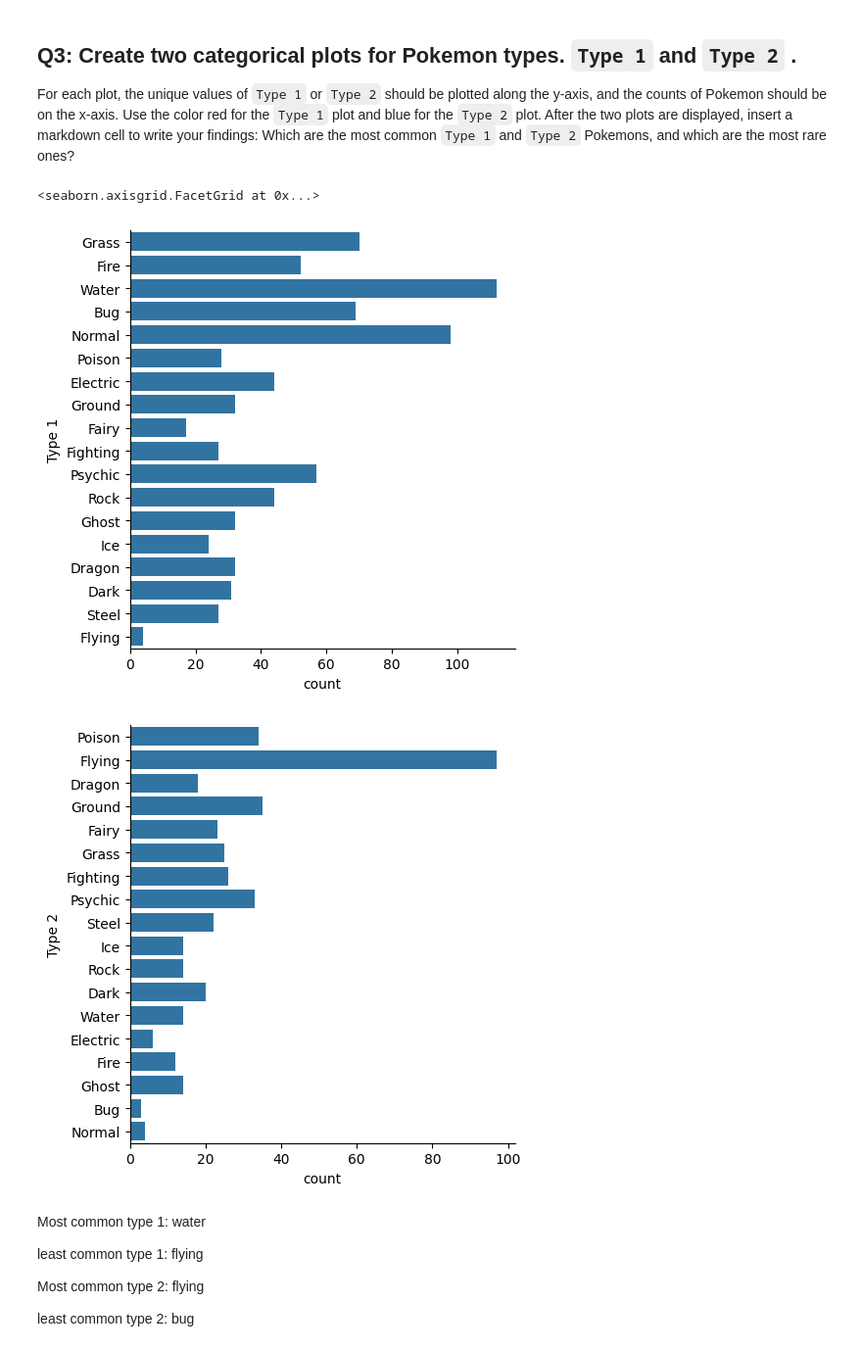
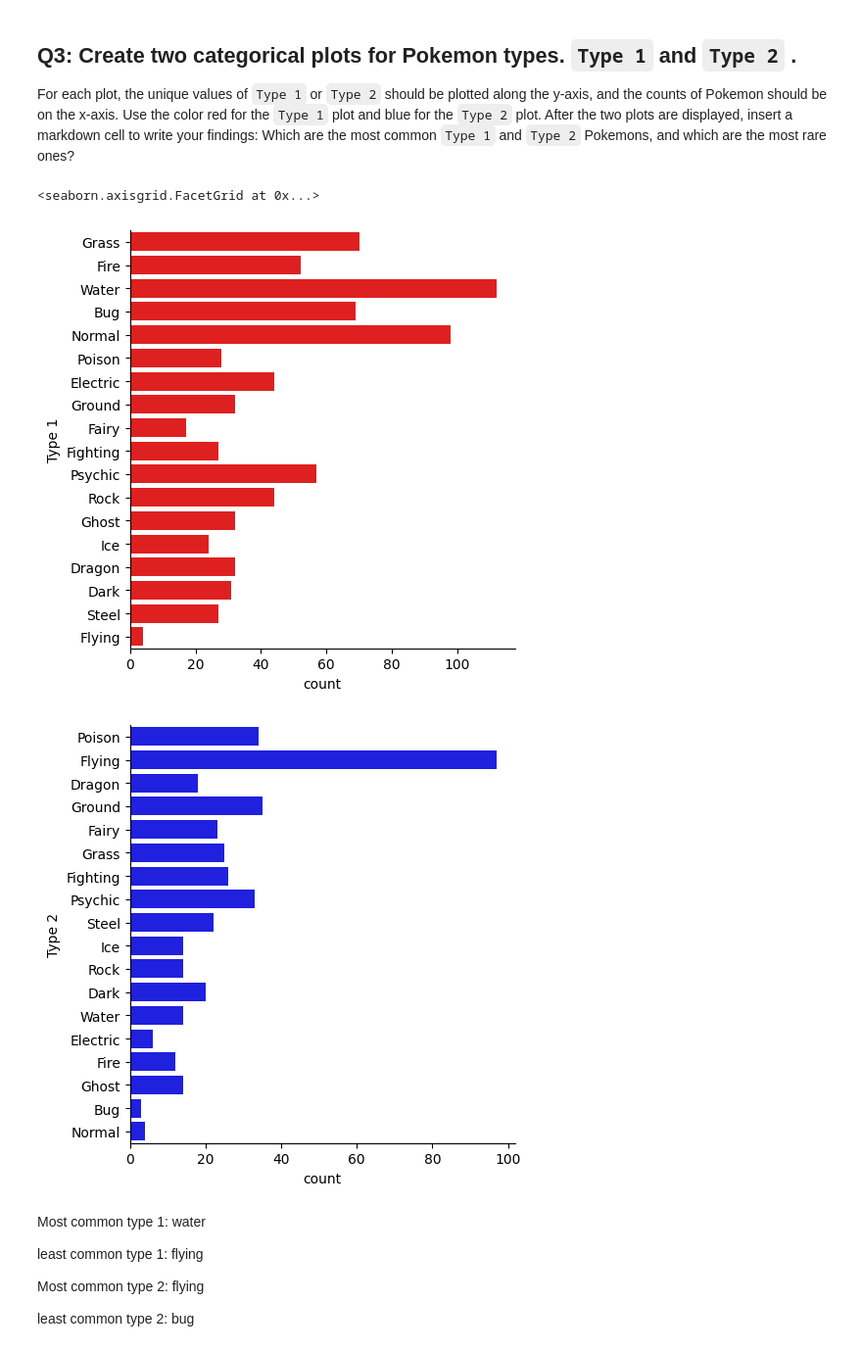
Before and after one commit to CS133-DataVisualization/cl-and-homework-aziamimoh, a Jupyter notebook: Module03_seaborn/M03_HW03_seaborn.ipynb, the cells around one changed output. Shown at 98% size. Drawn from its saved outputs; the diff is of its cells as text; code cells hidden in the pictures.

```diff
--- a/Module03_seaborn/M03_HW03_seaborn.ipynb
+++ b/Module03_seaborn/M03_HW03_seaborn.ipynb
@@ -66,12 +69,12 @@ For each plot, the unique values of `Type 1` or `Type 2` should be plotted along
 # %%
 # Your code here . . .
 
-sns.catplot(data=df, y="Type 1", kind = "count")
-sns.catplot(data=df, y="Type 2", kind = "count")
+sns.catplot(data=df, y="Type 1", kind = "count", color = 'red')
+sns.catplot(data=df, y="Type 2", kind = "count", color = 'blue')
 # %% [output]
 <seaborn.axisgrid.FacetGrid at 0x...>
-[figure, old version]
+[figure, new version]
-[figure, old version]
+[figure, new version]
 # %% [markdown]
 Most common type 1: water
 
```
Also changed, not shown: parts of 1 cell of this notebook.
